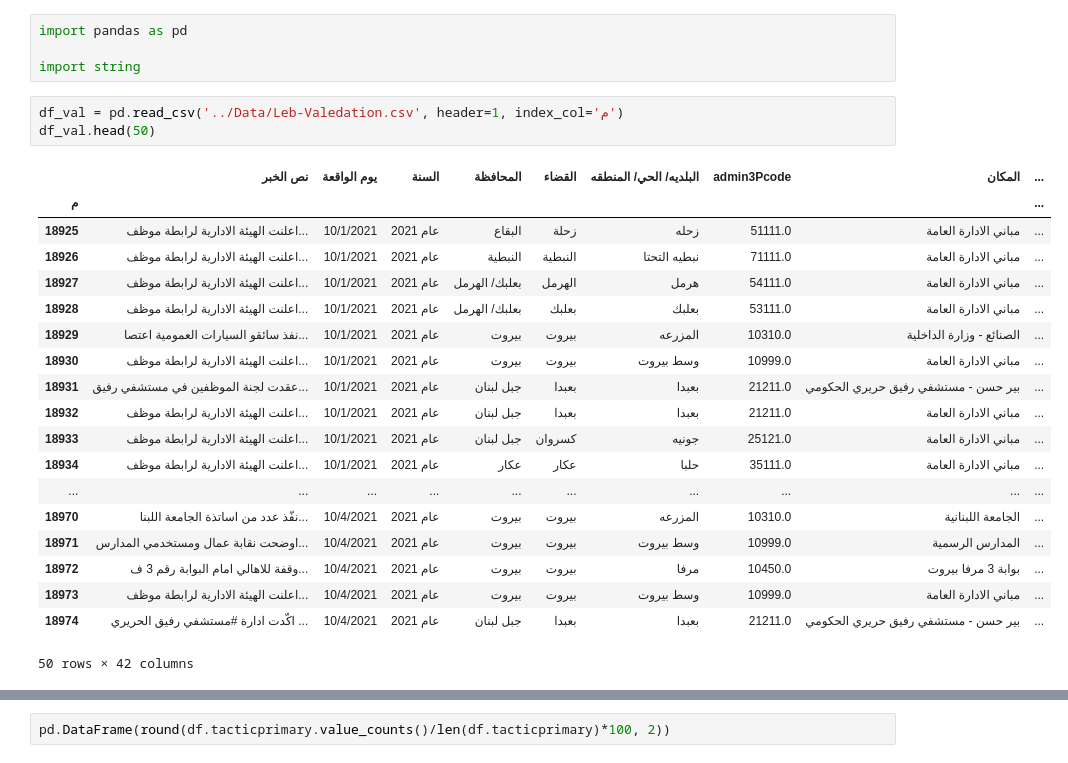
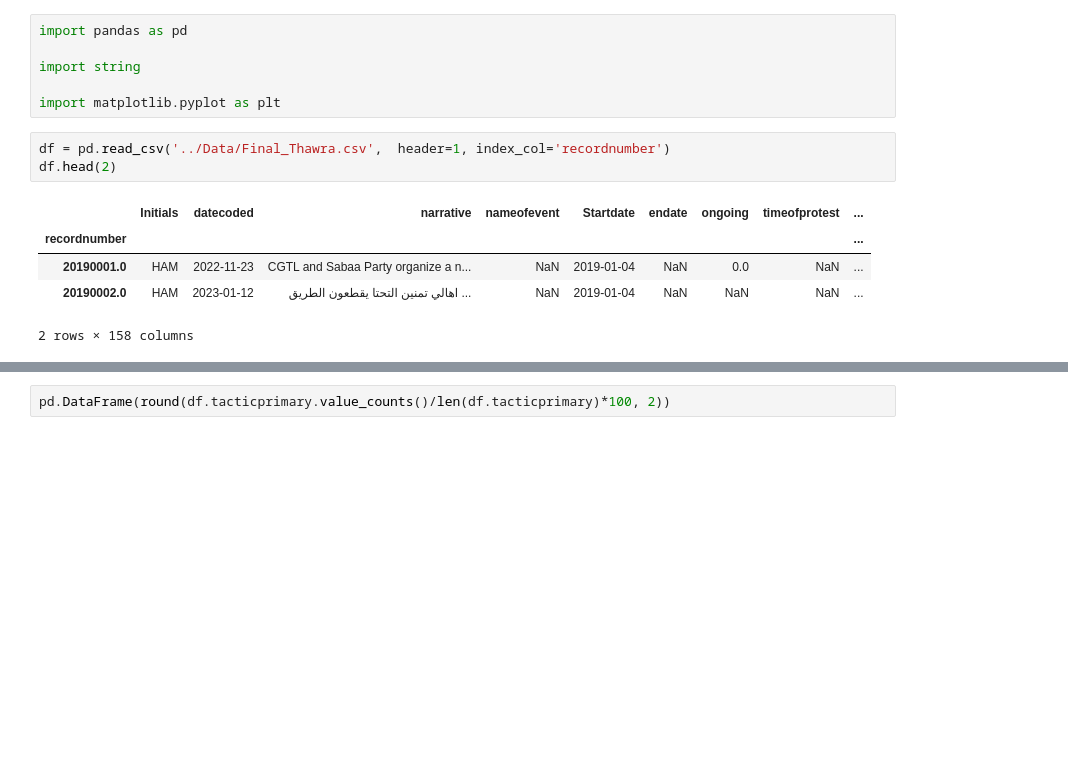
Before and after one commit to NoahDarwich/Leb_analysis, a Jupyter notebook: Notebooks/leb_analysis.ipynb, the cells around one changed output, grey strips where cells are left out. Drawn from its saved outputs; the diff is of its cells as text; blank space fills up the shorter version.

```diff
--- a/Notebooks/leb_analysis.ipynb
+++ b/Notebooks/leb_analysis.ipynb
@@ -2,26 +2,14 @@
 import pandas as pd
 
 import string
+
+import matplotlib.pyplot as plt
 # %%
-df_val = pd.read_csv('../Data/Leb-Valedation.csv', header=1, index_col='م')
-df_val.head(50)
+df = pd.read_csv('../Data/Final_Thawra.csv',  header=1, index_col='recordnumber')
+df.head(2)
 # %% [output]
-|  | نص الخبر | يوم الواقعة | السنة | المحافظة | القضاء | البلديه/ الحي/ المنطقه | admin3Pcode | المكان | ... |
-| م |  |  |  |  |  |  |  |  | ... |
-| 18925 | اعلنت الهيئة الادارية لرابطة موظف... | 10/1/2021 | عام 2021 | البقاع | زحلة | زحله | 51111.0 | مباني الادارة العامة | ... |
-| 18926 | اعلنت الهيئة الادارية لرابطة موظف... | 10/1/2021 | عام 2021 | النبطية | النبطية | نبطيه التحتا | 71111.0 | مباني الادارة العامة | ... |
-| 18927 | اعلنت الهيئة الادارية لرابطة موظف... | 10/1/2021 | عام 2021 | بعلبك/ الهرمل | الهرمل | هرمل | 54111.0 | مباني الادارة العامة | ... |
-| 18928 | اعلنت الهيئة الادارية لرابطة موظف... | 10/1/2021 | عام 2021 | بعلبك/ الهرمل | بعلبك | بعلبك | 53111.0 | مباني الادارة العامة | ... |
-| 18929 | نفذ سائقو السيارات العمومية اعتصا... | 10/1/2021 | عام 2021 | بيروت | بيروت | المزرعه | 10310.0 | الصنائع - وزارة الداخلية | ... |
-| 18930 | اعلنت الهيئة الادارية لرابطة موظف... | 10/1/2021 | عام 2021 | بيروت | بيروت | وسط بيروت | 10999.0 | مباني الادارة العامة | ... |
-| 18931 | عقدت لجنة الموظفين في مستشفي رفيق... | 10/1/2021 | عام 2021 | جبل لبنان | بعبدا | بعبدا | 21211.0 | بير حسن - مستشفي رفيق حريري الحكومي | ... |
-| 18932 | اعلنت الهيئة الادارية لرابطة موظف... | 10/1/2021 | عام 2021 | جبل لبنان | بعبدا | بعبدا | 21211.0 | مباني الادارة العامة | ... |
-| 18933 | اعلنت الهيئة الادارية لرابطة موظف... | 10/1/2021 | عام 2021 | جبل لبنان | كسروان | جونيه | 25121.0 | مباني الادارة العامة | ... |
-| 18934 | اعلنت الهيئة الادارية لرابطة موظف... | 10/1/2021 | عام 2021 | عكار | عكار | حلبا | 35111.0 | مباني الادارة العامة | ... |
-| ... | ... | ... | ... | ... | ... | ... | ... | ... | ... |
-| 18970 | نفّذ عدد من اساتذة الجامعة اللبنا... | 10/4/2021 | عام 2021 | بيروت | بيروت | المزرعه | 10310.0 | الجامعة اللبنانية | ... |
-| 18971 | اوضحت نقابة عمال ومستخدمي المدارس... | 10/4/2021 | عام 2021 | بيروت | بيروت | وسط بيروت | 10999.0 | المدارس الرسمية | ... |
-| 18972 | وقفة للاهالي امام البوابة رقم 3 ف... | 10/4/2021 | عام 2021 | بيروت | بيروت | مرفا | 10450.0 | بوابة 3 مرفا بيروت | ... |
-| 18973 | اعلنت الهيئة الادارية لرابطة موظف... | 10/4/2021 | عام 2021 | بيروت | بيروت | وسط بيروت | 10999.0 | مباني الادارة العامة | ... |
-| 18974 | اكّدت ادارة #مستشفي رفيق الحريري ... | 10/4/2021 | عام 2021 | جبل لبنان | بعبدا | بعبدا | 21211.0 | بير حسن - مستشفي رفيق حريري الحكومي | ... |
+|  | Initials | datecoded | narrative | nameofevent | Startdate | endate | ongoing | timeofprotest | ... |
+| recordnumber |  |  |  |  |  |  |  |  | ... |
+| 20190001.0 | HAM | 2022-11-23 | CGTL and Sabaa Party organize a n... | NaN | 2019-01-04 | NaN | 0.0 | NaN | ... |
+| 20190002.0 | HAM | 2023-01-12 | اهالي تمنين التحتا يقطعون الطريق ... | NaN | 2019-01-04 | NaN | NaN | NaN | ... |
-50 rows × 42 columns
+2 rows × 158 columns
```
Also changed, not shown: parts of 9 cells of this notebook.
